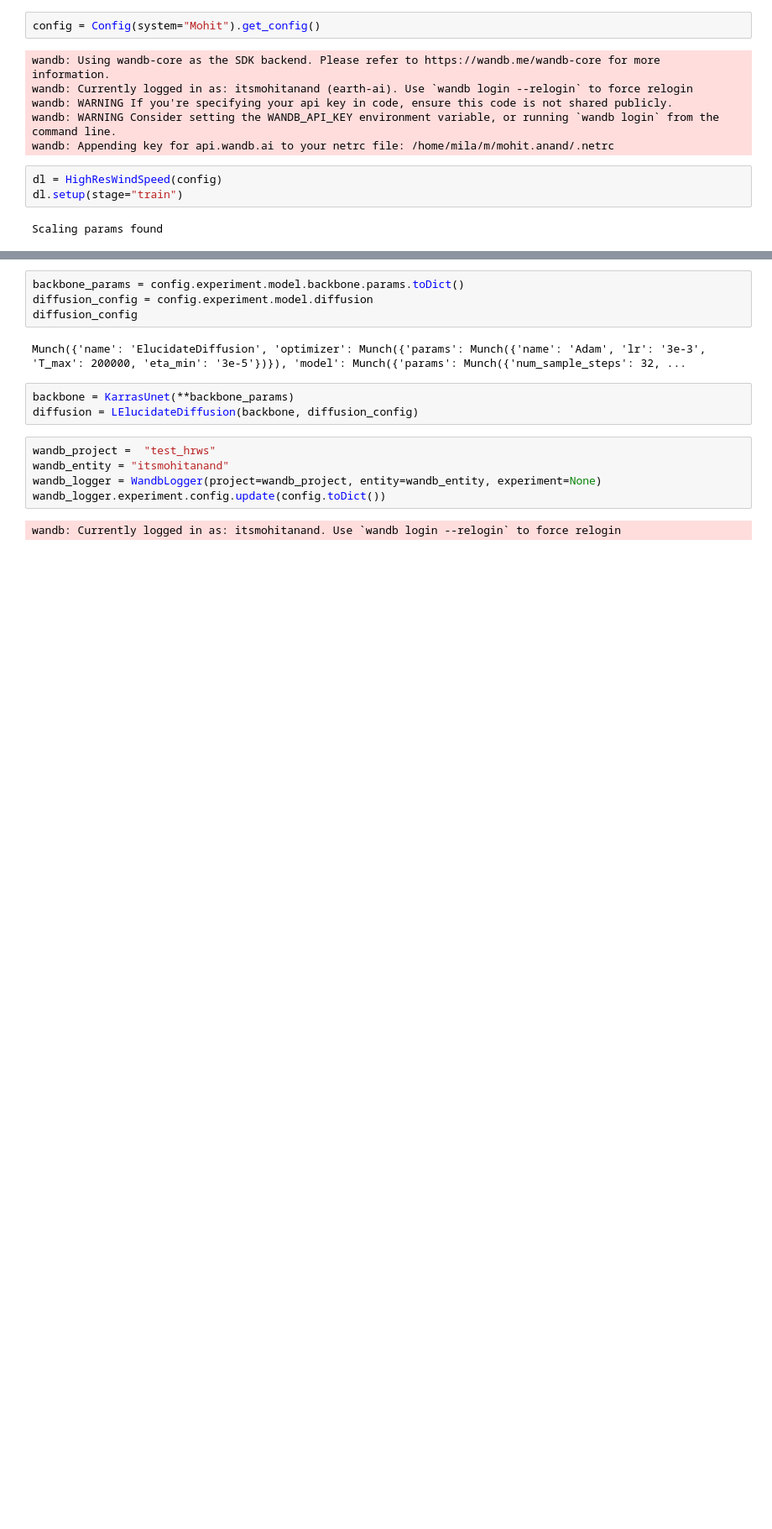
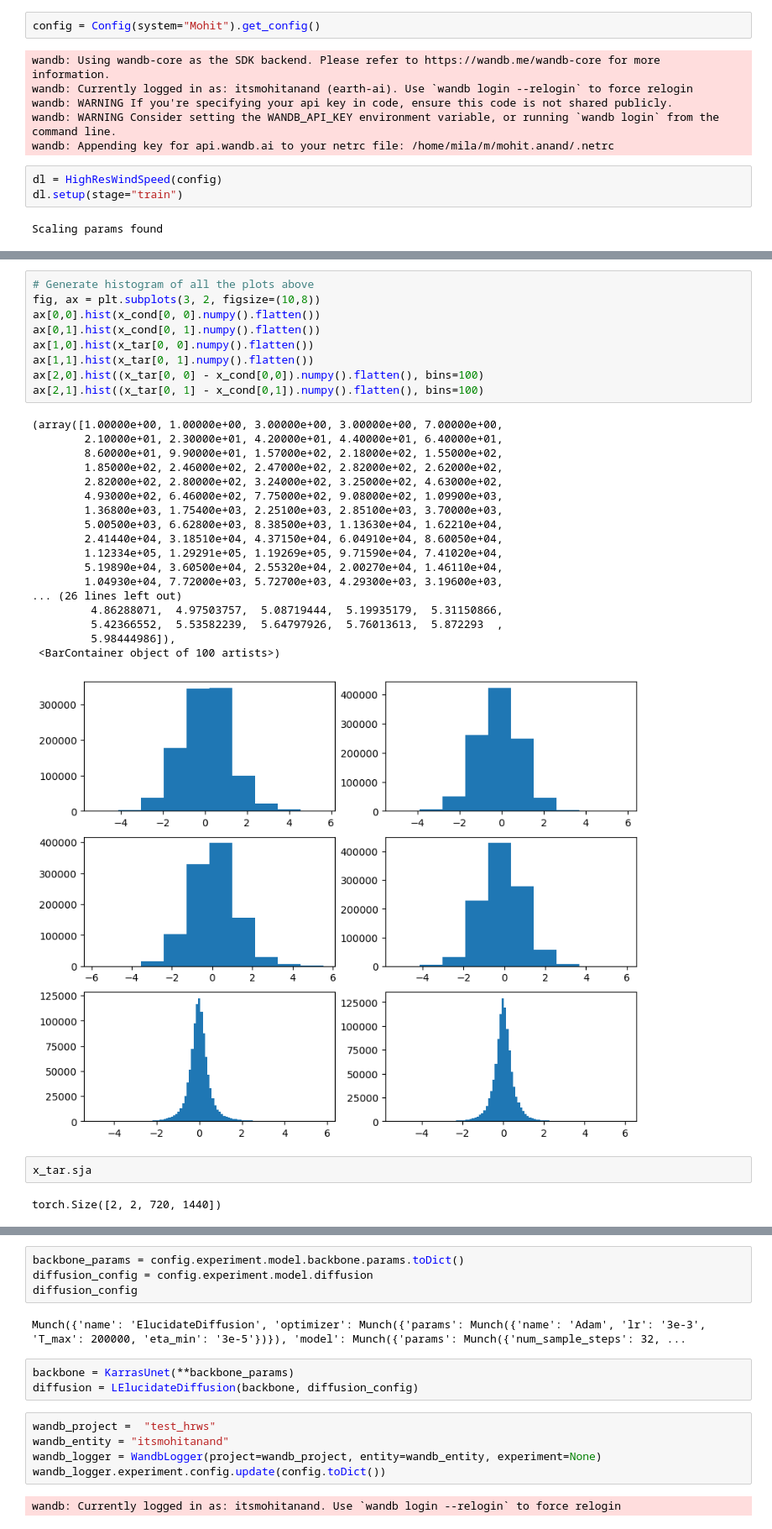
Before and after one commit to itsmohitanand/earthsphere-diffusion, a Jupyter notebook: nb_dataloder_test.ipynb, the cells around one changed output, grey strips where cells are left out. Shown: that part at 84% size. Saved outputs shown, nothing was run; the diff lists cells and outputs as text; blank space fills up the shorter version.

```diff
--- a/nb_dataloder_test.ipynb
+++ b/nb_dataloder_test.ipynb
@@ -26,0 +52,32 @@ Scaling params found
+# %%
+# Generate histogram of all the plots above
+fig, ax = plt.subplots(3, 2, figsize=(10,8))
+ax[0,0].hist(x_cond[0, 0].numpy().flatten())
+ax[0,1].hist(x_cond[0, 1].numpy().flatten())
+ax[1,0].hist(x_tar[0, 0].numpy().flatten())
+ax[1,1].hist(x_tar[0, 1].numpy().flatten())
+ax[2,0].hist((x_tar[0, 0] - x_cond[0,0]).numpy().flatten(), bins=100)
+ax[2,1].hist((x_tar[0, 1] - x_cond[0,1]).numpy().flatten(), bins=100)
+# %% [output]
+(array([1.00000e+00, 1.00000e+00, 3.00000e+00, 3.00000e+00, 7.00000e+00,
+        2.10000e+01, 2.30000e+01, 4.20000e+01, 4.40000e+01, 6.40000e+01,
+        8.60000e+01, 9.90000e+01, 1.57000e+02, 2.18000e+02, 1.55000e+02,
+        1.85000e+02, 2.46000e+02, 2.47000e+02, 2.82000e+02, 2.62000e+02,
+        2.82000e+02, 2.80000e+02, 3.24000e+02, 3.25000e+02, 4.63000e+02,
+        4.93000e+02, 6.46000e+02, 7.75000e+02, 9.08000e+02, 1.09900e+03,
+        1.36800e+03, 1.75400e+03, 2.25100e+03, 2.85100e+03, 3.70000e+03,
+        5.00500e+03, 6.62800e+03, 8.38500e+03, 1.13630e+04, 1.62210e+04,
+        2.41440e+04, 3.18510e+04, 4.37150e+04, 6.04910e+04, 8.60050e+04,
+        1.12334e+05, 1.29291e+05, 1.19269e+05, 9.71590e+04, 7.41020e+04,
+        5.19890e+04, 3.60500e+04, 2.55320e+04, 2.00270e+04, 1.46110e+04,
+        1.04930e+04, 7.72000e+03, 5.72700e+03, 4.29300e+03, 3.19600e+03,
+... (26 lines left out)
+         4.86288071,  4.97503757,  5.08719444,  5.19935179,  5.31150866,
+         5.42366552,  5.53582239,  5.64797926,  5.76013613,  5.872293  ,
+         5.98444986]),
+ <BarContainer object of 100 artists>)
+[figure, added]
+# %%
+x_tar.sja
+# %% [output]
+torch.Size([2, 2, 720, 1440])
```
Also changed, not shown: parts of 7 cells of this notebook, 9 other files.
